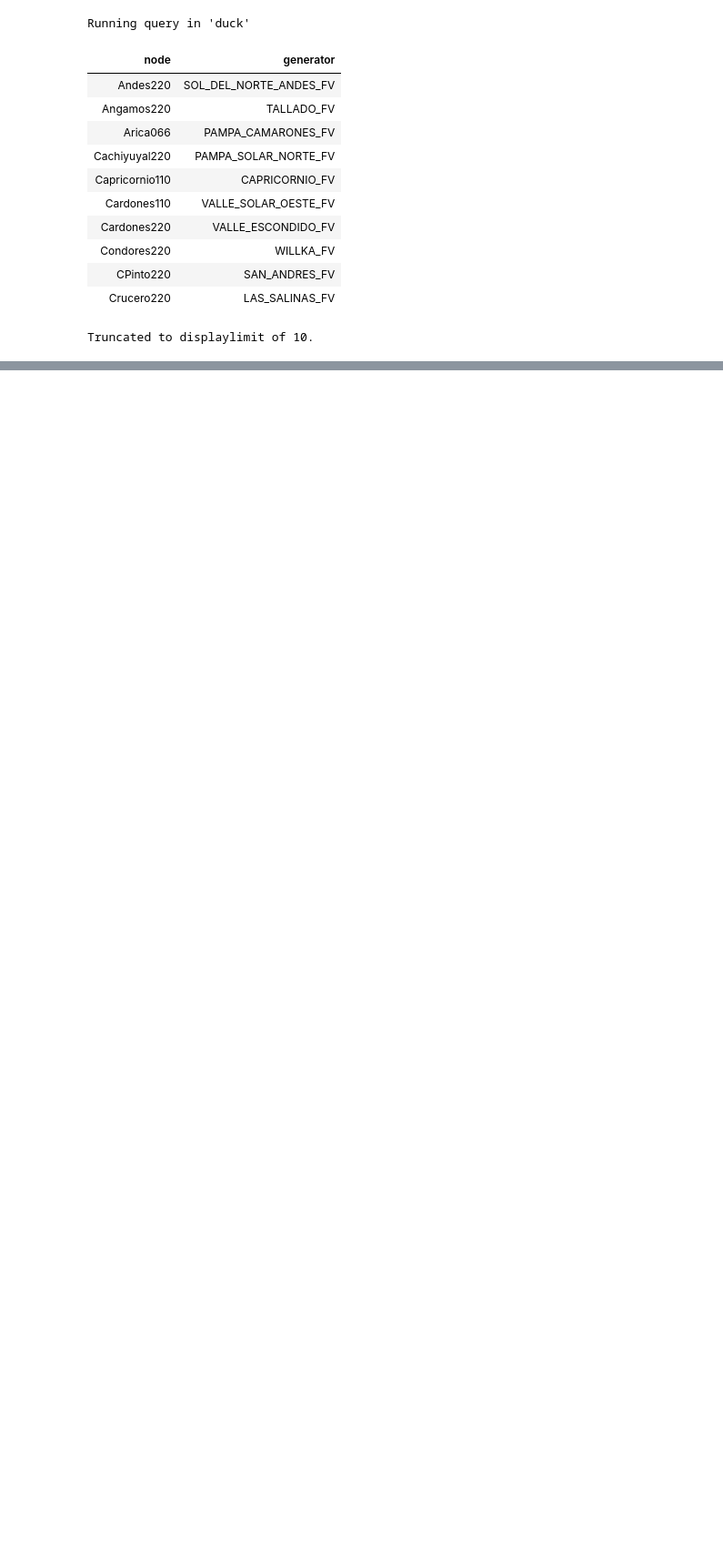
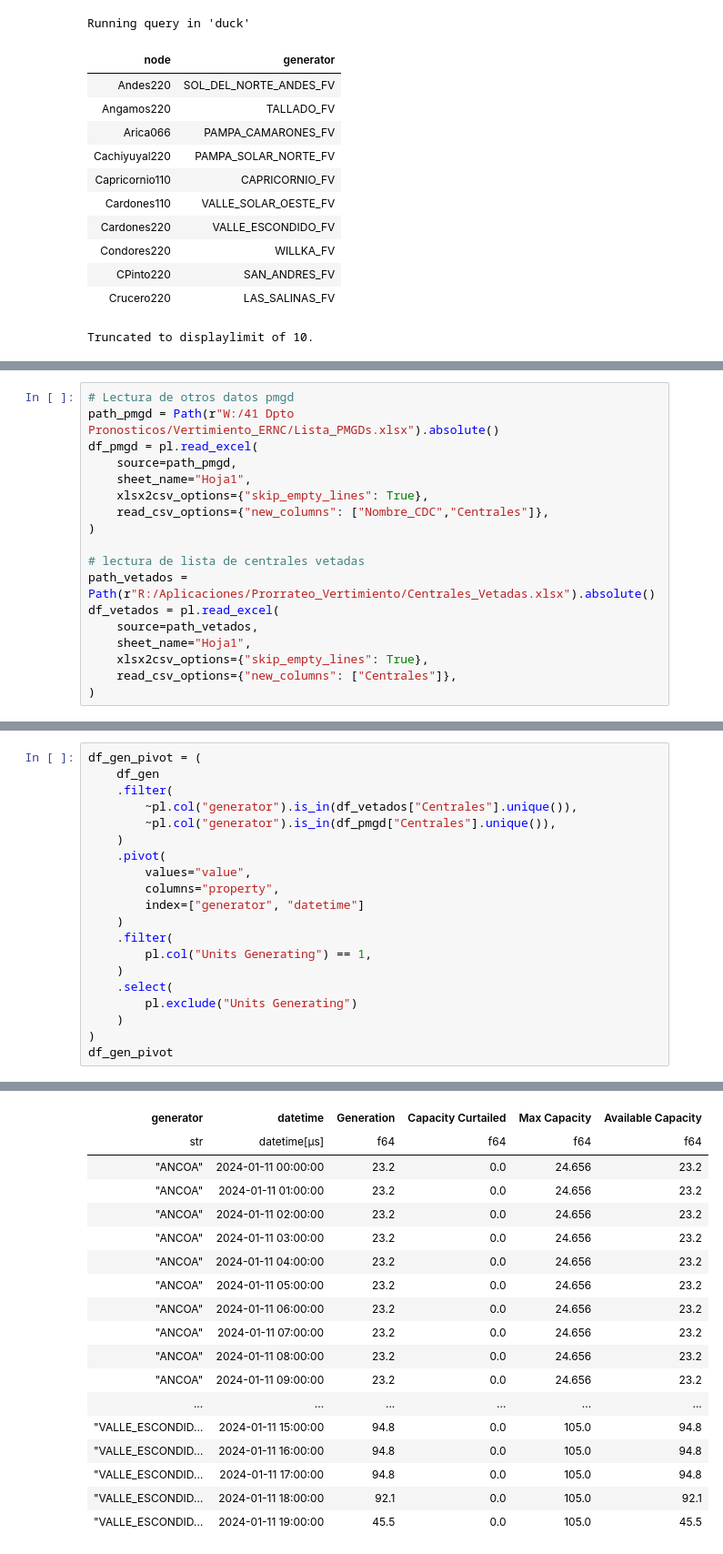
Before and after one commit to FasoCoding/ProrrataERV, a Jupyter notebook: dev/notebook.ipynb, the cells around one changed output, grey strips where cells are left out. Shown at 91% size. Drawn from its saved outputs; the diff is of its cells as text; blank space fills up the shorter version.

```diff
--- a/dev/notebook.ipynb
+++ b/dev/notebook.ipynb
@@ -178,0 +267,18 @@ Truncated to displaylimit of 10.
+# %%
+# Lectura de otros datos pmgd
+path_pmgd = Path(r"W:/41 Dpto Pronosticos/Vertimiento_ERNC/Lista_PMGDs.xlsx").absolute()
+df_pmgd = pl.read_excel(
+    source=path_pmgd,
+    sheet_name="Hoja1",
+    xlsx2csv_options={"skip_empty_lines": True},
+    read_csv_options={"new_columns": ["Nombre_CDC","Centrales"]},
+)
+
+# lectura de lista de centrales vetadas
+path_vetados = Path(r"R:/Aplicaciones/Prorrateo_Vertimiento/Centrales_Vetadas.xlsx").absolute()
+df_vetados = pl.read_excel(
+    source=path_vetados,
+    sheet_name="Hoja1",
+    xlsx2csv_options={"skip_empty_lines": True},
+    read_csv_options={"new_columns": ["Centrales"]},
+)
@@ -178,0 +312,21 @@ Truncated to displaylimit of 10.
+# %%
+df_gen_pivot = (
+    df_gen
+    .filter(
+        ~pl.col("generator").is_in(df_vetados["Centrales"].unique()),
+        ~pl.col("generator").is_in(df_pmgd["Centrales"].unique()),
+    )
+    .pivot(
+        values="value",
+        columns="property",
+        index=["generator", "datetime"]
+    )
+    .filter(
+        pl.col("Units Generating") == 1,
+    )
+    .select(
+        pl.exclude("Units Generating")
+    )
+)
+df_gen_pivot
+# %% [output]
@@ -178,0 +334,18 @@ Truncated to displaylimit of 10.
+| generator | datetime | Generation | Capacity Curtailed | Max Capacity | Available Capacity |
+| str | datetime[μs] | f64 | f64 | f64 | f64 |
+| "ANCOA" | 2024-01-11 00:00:00 | 23.2 | 0.0 | 24.656 | 23.2 |
+| "ANCOA" | 2024-01-11 01:00:00 | 23.2 | 0.0 | 24.656 | 23.2 |
+| "ANCOA" | 2024-01-11 02:00:00 | 23.2 | 0.0 | 24.656 | 23.2 |
+| "ANCOA" | 2024-01-11 03:00:00 | 23.2 | 0.0 | 24.656 | 23.2 |
+| "ANCOA" | 2024-01-11 04:00:00 | 23.2 | 0.0 | 24.656 | 23.2 |
+| "ANCOA" | 2024-01-11 05:00:00 | 23.2 | 0.0 | 24.656 | 23.2 |
+| "ANCOA" | 2024-01-11 06:00:00 | 23.2 | 0.0 | 24.656 | 23.2 |
+| "ANCOA" | 2024-01-11 07:00:00 | 23.2 | 0.0 | 24.656 | 23.2 |
+| "ANCOA" | 2024-01-11 08:00:00 | 23.2 | 0.0 | 24.656 | 23.2 |
+| "ANCOA" | 2024-01-11 09:00:00 | 23.2 | 0.0 | 24.656 | 23.2 |
+| ... | ... | ... | ... | ... | ... |
+| "VALLE_ESCONDID… | 2024-01-11 15:00:00 | 94.8 | 0.0 | 105.0 | 94.8 |
+| "VALLE_ESCONDID… | 2024-01-11 16:00:00 | 94.8 | 0.0 | 105.0 | 94.8 |
+| "VALLE_ESCONDID… | 2024-01-11 17:00:00 | 94.8 | 0.0 | 105.0 | 94.8 |
+| "VALLE_ESCONDID… | 2024-01-11 18:00:00 | 92.1 | 0.0 | 105.0 | 92.1 |
+| "VALLE_ESCONDID… | 2024-01-11 19:00:00 | 45.5 | 0.0 | 105.0 | 45.5 |
```
Also changed, not shown: parts of 13 cells of this notebook, 9 other files.
